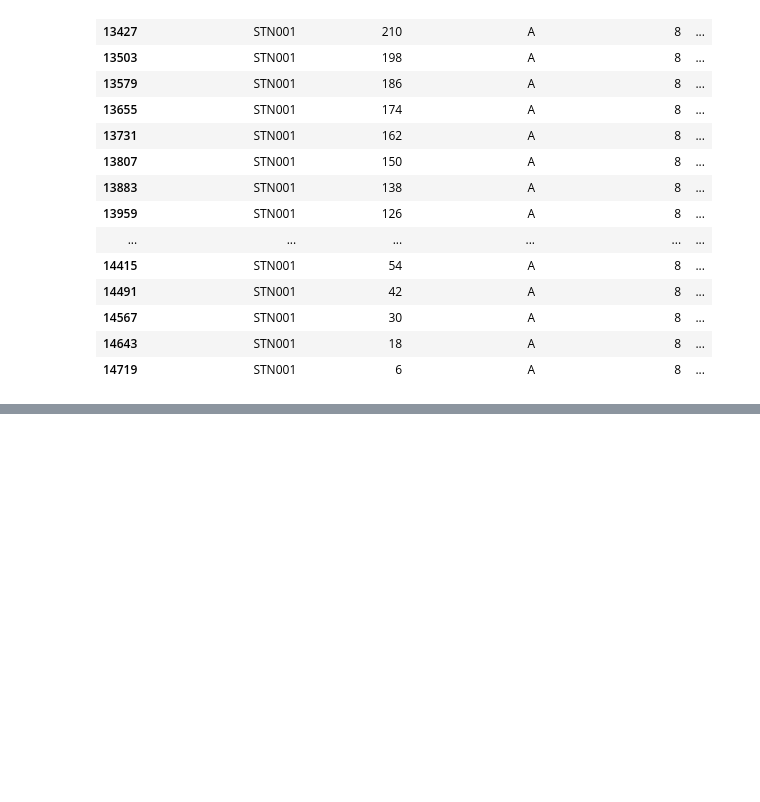
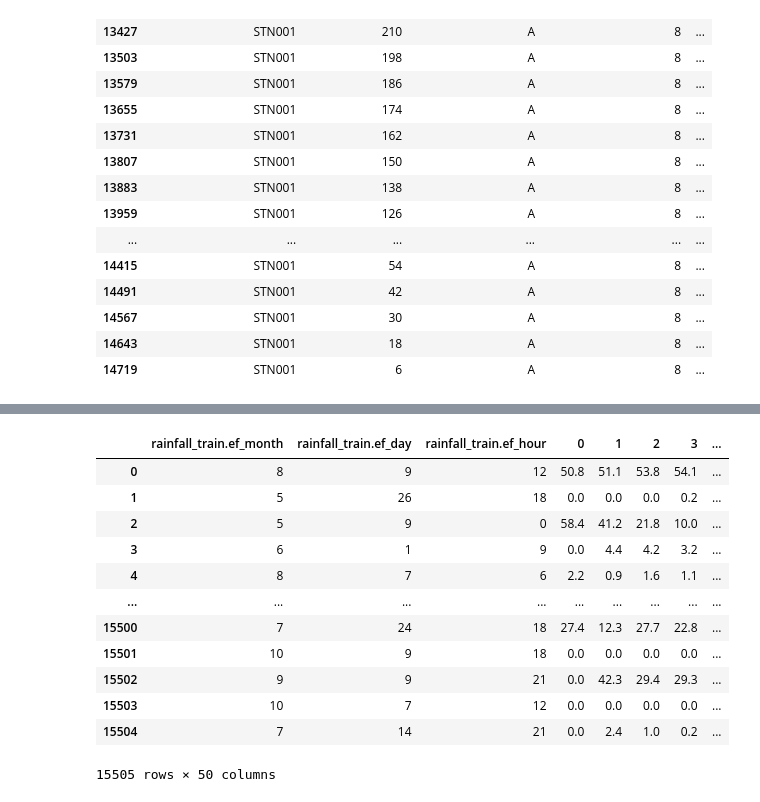
Before and after one commit to militaryINSIGHT/WORKSPACE, a Jupyter notebook: data_fucking_revolution.ipynb, the cells around one changed output, grey strips where cells are left out. Saved outputs shown, nothing was run; the diff lists cells and outputs as text; code cells hidden in the pictures; blank space fills up the shorter version.

```diff
--- a/data_fucking_revolution.ipynb
+++ b/data_fucking_revolution.ipynb
@@ -276,0 +323,34 @@ CatBoostError: Bad value for num_feature[non_default_doc_idx=0,feature_idx=0]="S
+# %%
+def decode_one_hot(df, prefixes):
+    for prefix in prefixes:
+        # 원핫 인코딩된 열 목록
+        one_hot_cols = [col for col in df.columns if isinstance(col, str) and col.startswith(prefix)]
+
+        # 각 행에서 원핫 인코딩된 열이 1인 열 이름을 추출하여 새로운 범주형 열 생성
+        df[prefix] = df[one_hot_cols].idxmax(axis=1)
+
+        # 열 이름에서 접미사(고유 식별자)만 추출하여 원래 범주형 값을 복원
+        df[prefix] = df[prefix].apply(lambda x: x.split('_')[-1])
+
+    return df
+
+# 디코딩할 접두사 목록
+prefixes = ['rainfall_train.stn4contest', 'rainfall_train.ef_year']
+
+# 인코딩된 데이터프레임에 대해 함수 실행
+results_df = decode_one_hot(results_df, prefixes)
+results_df
+# %% [output]
+|  | rainfall_train.ef_month | rainfall_train.ef_day | rainfall_train.ef_hour | 0 | 1 | 2 | 3 | ... |
+| 0 | 8 | 9 | 12 | 50.8 | 51.1 | 53.8 | 54.1 | ... |
+| 1 | 5 | 26 | 18 | 0.0 | 0.0 | 0.0 | 0.2 | ... |
+| 2 | 5 | 9 | 0 | 58.4 | 41.2 | 21.8 | 10.0 | ... |
+| 3 | 6 | 1 | 9 | 0.0 | 4.4 | 4.2 | 3.2 | ... |
+| 4 | 8 | 7 | 6 | 2.2 | 0.9 | 1.6 | 1.1 | ... |
+| ... | ... | ... | ... | ... | ... | ... | ... | ... |
+| 15500 | 7 | 24 | 18 | 27.4 | 12.3 | 27.7 | 22.8 | ... |
+| 15501 | 10 | 9 | 18 | 0.0 | 0.0 | 0.0 | 0.0 | ... |
+| 15502 | 9 | 9 | 21 | 0.0 | 42.3 | 29.4 | 29.3 | ... |
+| 15503 | 10 | 7 | 12 | 0.0 | 0.0 | 0.0 | 0.0 | ... |
+| 15504 | 7 | 14 | 21 | 0.0 | 2.4 | 1.0 | 0.2 | ... |
+15505 rows × 50 columns
```
Also changed, not shown: parts of 7 cells of this notebook.
